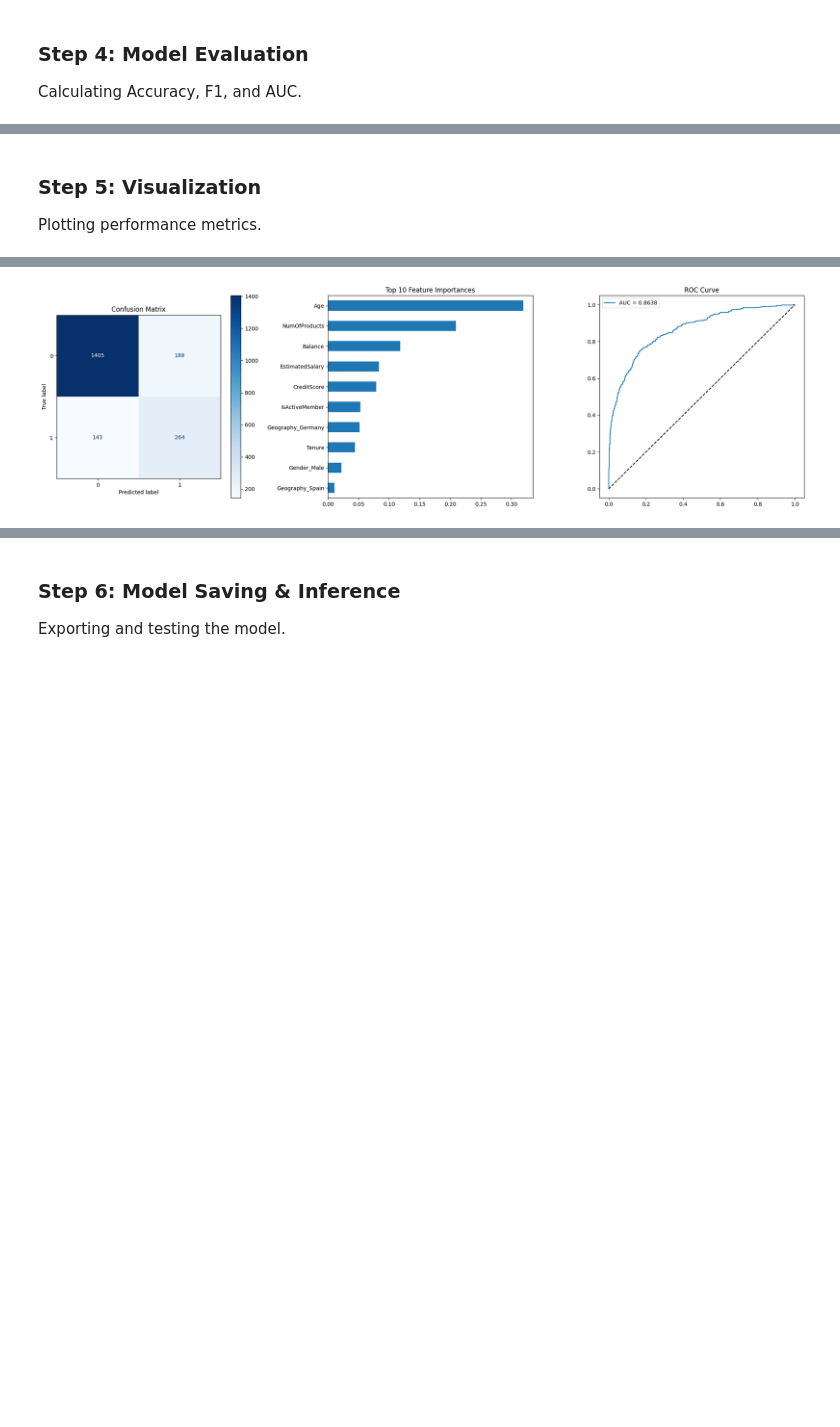
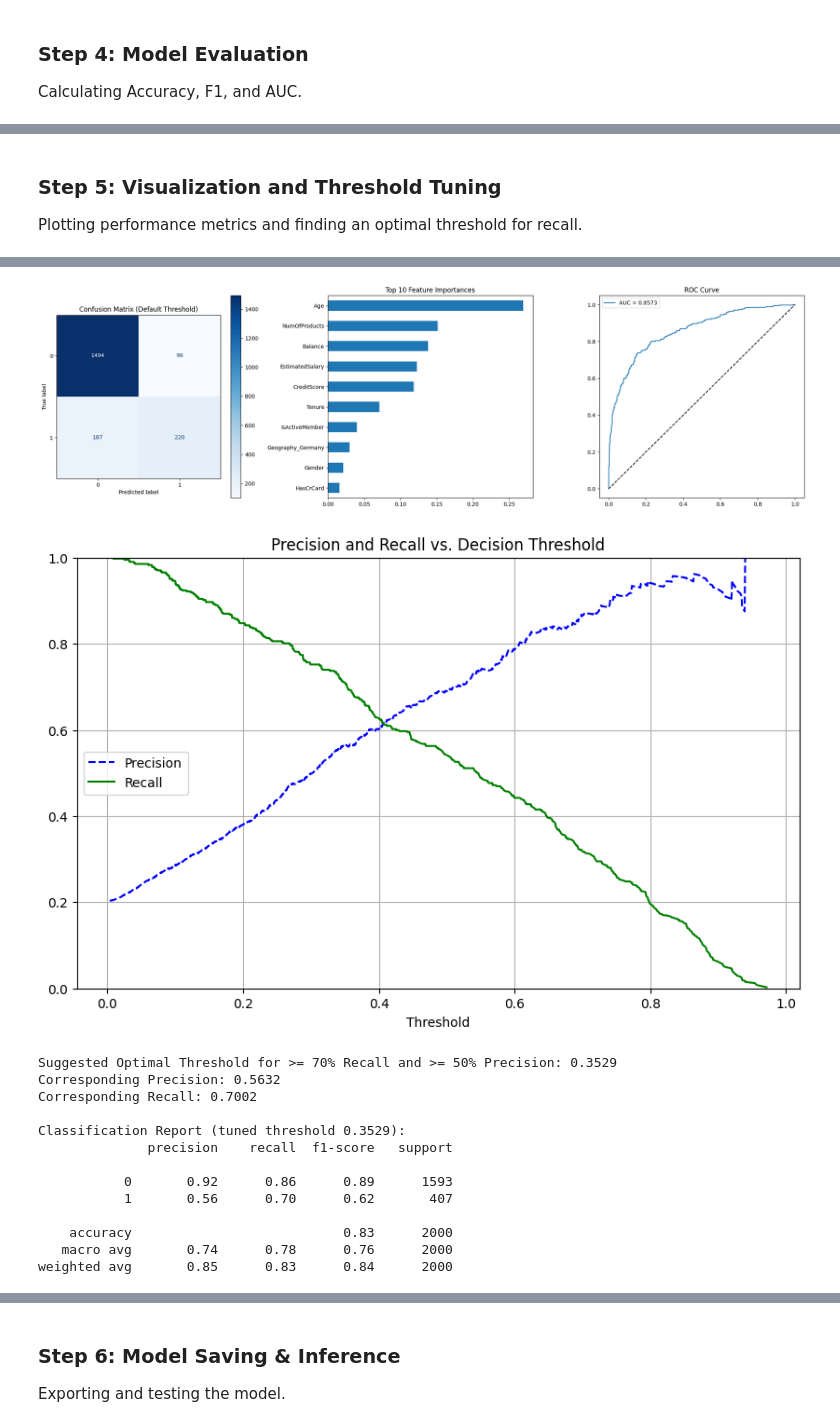
Before and after one commit to h-muhammed/bank-churn-ml-classification, a Jupyter notebook: notebooks/02_random_forest.ipynb, the cells around one changed output, grey strips where cells are left out. Saved outputs shown, nothing was run; the diff lists cells and outputs as text; code cells hidden in the pictures; blank space fills up the shorter version.

```diff
--- a/notebooks/02_random_forest.ipynb
+++ b/notebooks/02_random_forest.ipynb
@@ -73,8 +103,8 @@ Preprocessing complete. Training features: 11
 Training the Random Forest with balanced class weights.
 # %%
 rf_model = RandomForestClassifier(
-    n_estimators=100,
-    max_depth=10,
+    n_estimators=200,  # Increased from 100
+    max_depth=15,      # Increased from 10
     min_samples_split=5,
     random_state=42,
     class_weight='balanced'
@@ -101,14 +131,14 @@ ROC-AUC: 0.8638
 # %% [markdown]
-### Step 5: Visualization
-Plotting performance metrics.
+### Step 5: Visualization and Threshold Tuning
+Plotting performance metrics and finding an optimal threshold for recall.
 # %%
 # 1. Generate textual reports
-from sklearn.metrics import classification_report
+from sklearn.metrics import classification_report, precision_recall_curve
 
 print("Top 10 Feature Importances:")
 importances = pd.Series(rf_model.feature_importances_, index=X.columns).sort_values(ascending=False).head(10)
 print(importances)
-print("\nClassification Report:")
+print("\nClassification Report (default 0.5 threshold):")
 print(classification_report(y_test, y_pred))
 
 # 2. Visualizations
@@ -116,7 +146,7 @@ fig, axes = plt.subplots(1, 3, figsize=(20, 6))
 
 # Confusion Matrix
 ConfusionMatrixDisplay.from_estimator(rf_model, X_test, y_test, ax=axes[0], cmap='Blues')
-axes[0].set_title('Confusion Matrix')
+axes[0].set_title('Confusion Matrix (Default Threshold)')
 
 # Feature Importance Plot
 importances.plot(kind='barh', ax=axes[1])
@@ -132,5 +162,55 @@ axes[2].legend()
 
 plt.tight_layout()
 plt.show()
+
+# 3. Precision-Recall-Threshold Curve for Tuning
+precisions, recalls, thresholds = precision_recall_curve(y_test, y_prob)
+
+fig_pr, ax_pr = plt.subplots(figsize=(10, 6))
+ax_pr.plot(thresholds, precisions[:-1], "b--", label="Precision")
+ax_pr.plot(thresholds, recalls[:-1], "g-", label="Recall")
+ax_pr.set_xlabel("Threshold")
+ax_pr.legend(loc="center left")
+ax_pr.set_ylim([0, 1])
+ax_pr.set_title('Precision and Recall vs. Decision Threshold')
+ax_pr.grid(True)
+plt.show()
+
+# Find the threshold that achieves target recall while maintaining a minimum precision
+target_recall = 0.70 # Target 70% recall
+min_precision = 0.50 # Minimum 50% precision
+
+optimal_threshold = 0.5 # Default if no suitable threshold is found
+found_threshold = False
+
+# Iterate from higher thresholds to lower, or from lower to higher depending on how precisions/recalls are indexed
+# The precision_recall_curve returns thresholds in ascending order, so we iterate from the end.
+# We need to iterate over (precisions, recalls, thresholds) arrays, which typically have 'thresholds' one element shorter.
+for i in range(len(thresholds) -1 , -1, -1):
+    current_threshold = thresholds[i]
+    current_precision = precisions[i]
+    current_recall = recalls[i]
+
+    if current_recall >= target_recall and current_precision >= min_precision:
+        optimal_threshold = current_threshold
+        found_threshold = True
+        print(f"\nSuggested Optimal Threshold for >= {target_recall*100:.0f}% Recall and >= {min_precision*100:.0f}% Precision: {optimal_threshold:.4f}")
+        print(f"Corresponding Precision: {current_precision:.4f}")
+        print(f"Corresponding Recall: {current_recall:.4f}")
+        break
+
+if not found_threshold:
+    print(f"\nCould not find a threshold that meets both >= {target_recall*100:.0f}% Recall and >= {min_precision*100:.0f}% Precision. Using default 0.5.")
+else:
+    # Make predictions with the new optimal threshold
+    y_pred_tuned = (y_prob >= optimal_threshold).astype(int)
+    print(f"\nClassification Report (tuned threshold {optimal_threshold:.4f}):")
+    print(classification_report(y_test, y_pred_tuned))
+
+    # Display Confusion Matrix for the tuned threshold
+    fig_tuned_cm, ax_tuned_cm = plt.subplots(figsize=(7, 6))
+    ConfusionMatrixDisplay.from_predictions(y_test, y_pred_tuned, ax=ax_tuned_cm, cmap='Blues')
+    ax_tuned_cm.set_title(f'Confusion Matrix (Threshold: {optimal_threshold:.4f})')
+    plt.show()
 # %% [output]
 Top 10 Feature Importances:
@@ -153 +233,15 @@ weighted avg       0.84      0.83      0.84      2000
-[figure, old version]
+[figure, new version]
+[figure, added]
+Suggested Optimal Threshold for >= 70% Recall and >= 50% Precision: 0.3529
+Corresponding Precision: 0.5632
+Corresponding Recall: 0.7002
+
+Classification Report (tuned threshold 0.3529):
+              precision    recall  f1-score   support
+
+           0       0.92      0.86      0.89      1593
+           1       0.56      0.70      0.62       407
+
+    accuracy                           0.83      2000
+   macro avg       0.74      0.78      0.76      2000
+weighted avg       0.85      0.83      0.84      2000
```
Also changed, not shown: parts of 14 cells of this notebook.
